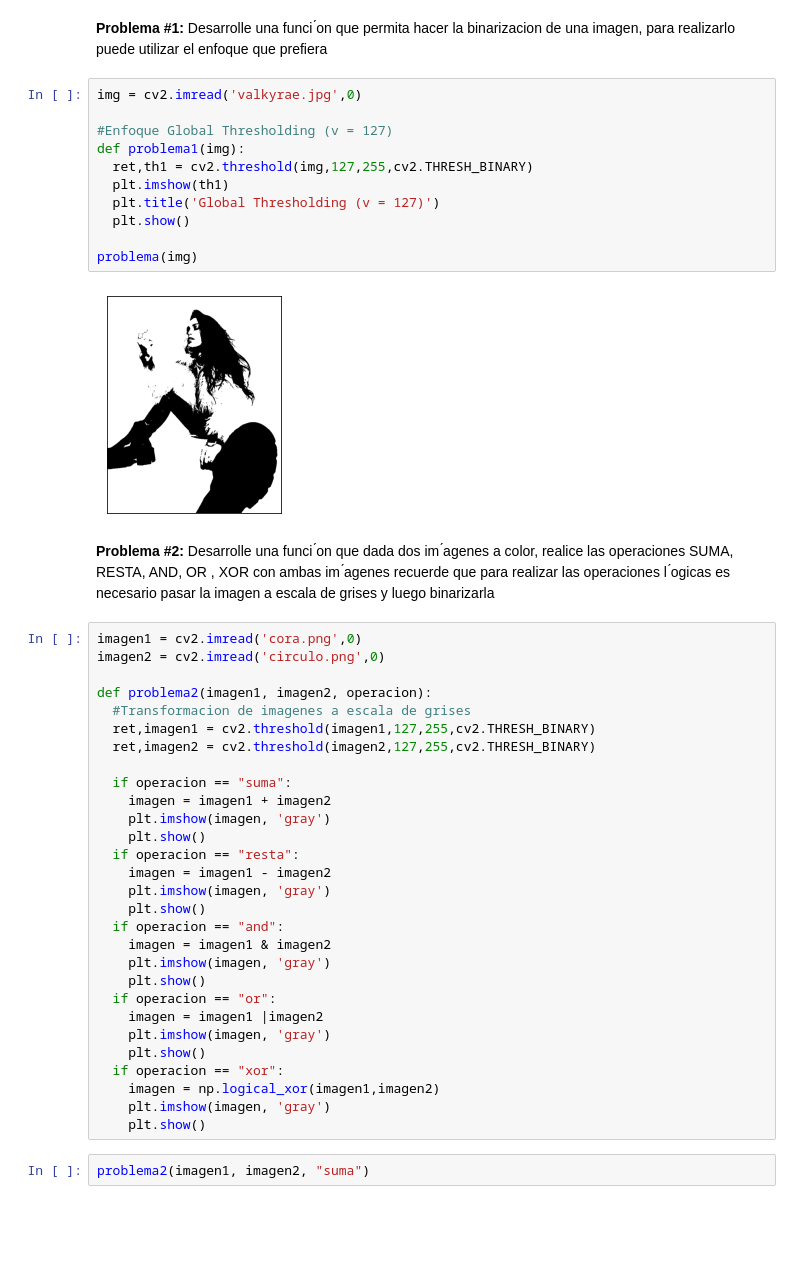
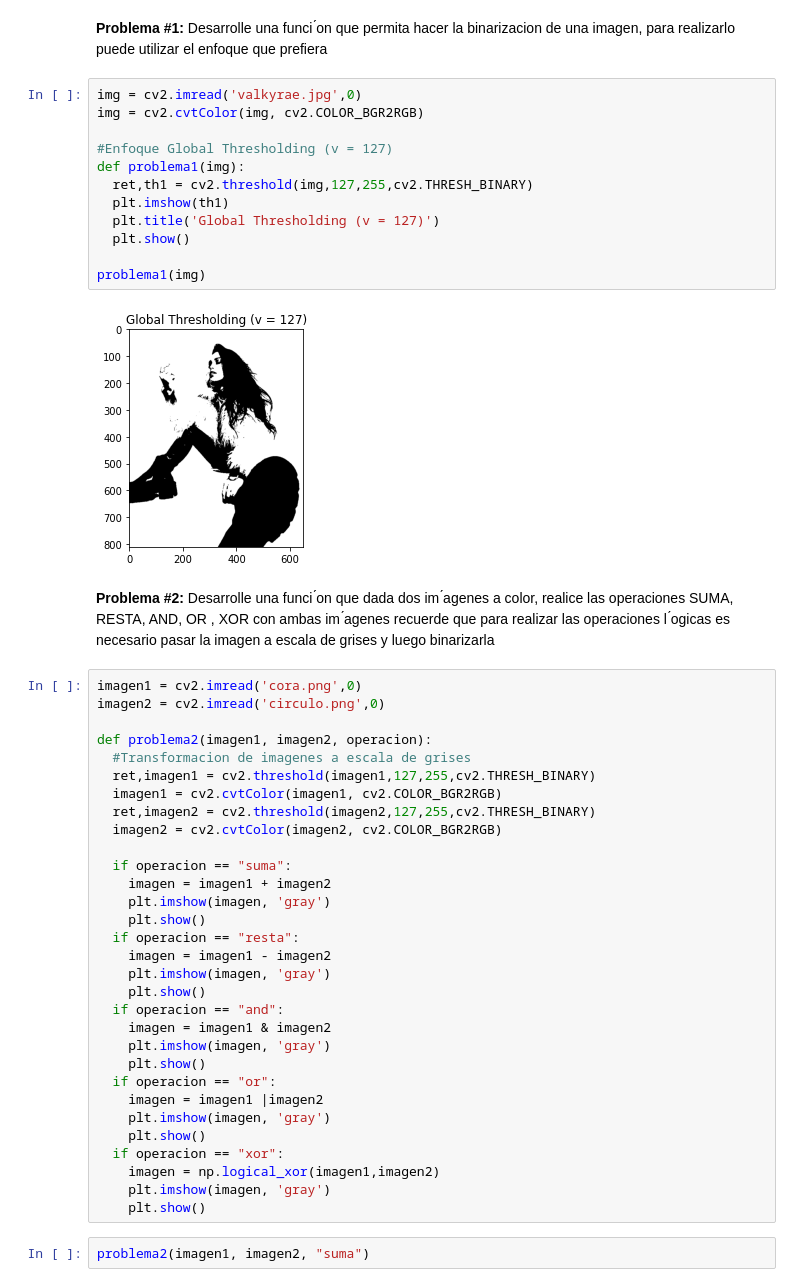
Before and after one commit to bloomfieldfong/TextMining-ImageRecognition, a Jupyter notebook: Hoja2.ipynb, the cells around one changed output. Cells and saved outputs as stored; diff of their text form; blank space fills up the shorter version.

```diff
--- a/Hoja2.ipynb
+++ b/Hoja2.ipynb
@@ -15,17 +15,18 @@ import matplotlib.pyplot as plt
 Desarrolle una funci ́on que permita hacer la binarizacion de una imagen, para realizarlo puede utilizar el enfoque que prefiera
 # %%
 img = cv2.imread('valkyrae.jpg',0)
+img = cv2.cvtColor(img, cv2.COLOR_BGR2RGB)
 
 #Enfoque Global Thresholding (v = 127)
 def problema1(img):
   ret,th1 = cv2.threshold(img,127,255,cv2.THRESH_BINARY)
   plt.imshow(th1)
   plt.title('Global Thresholding (v = 127)')
   plt.show()
 
-problema(img)
+problema1(img)
 # %% [output]
-[figure, old version]
+[figure, new version]
 # %% [markdown]
 **Problema #2:**
 Desarrolle una funci ́on que dada dos im ́agenes a color, realice las operaciones SUMA, RESTA, AND,
@@ -38,7 +39,9 @@ imagen2 = cv2.imread('circulo.png',0)
 def problema2(imagen1, imagen2, operacion):
   #Transformacion de imagenes a escala de grises
   ret,imagen1 = cv2.threshold(imagen1,127,255,cv2.THRESH_BINARY)
+  imagen1 = cv2.cvtColor(imagen1, cv2.COLOR_BGR2RGB)
   ret,imagen2 = cv2.threshold(imagen2,127,255,cv2.THRESH_BINARY)
+  imagen2 = cv2.cvtColor(imagen2, cv2.COLOR_BGR2RGB)
 
   if operacion == "suma":
     imagen = imagen1 + imagen2
```
Also changed, not shown: parts of 4 cells of this notebook.
